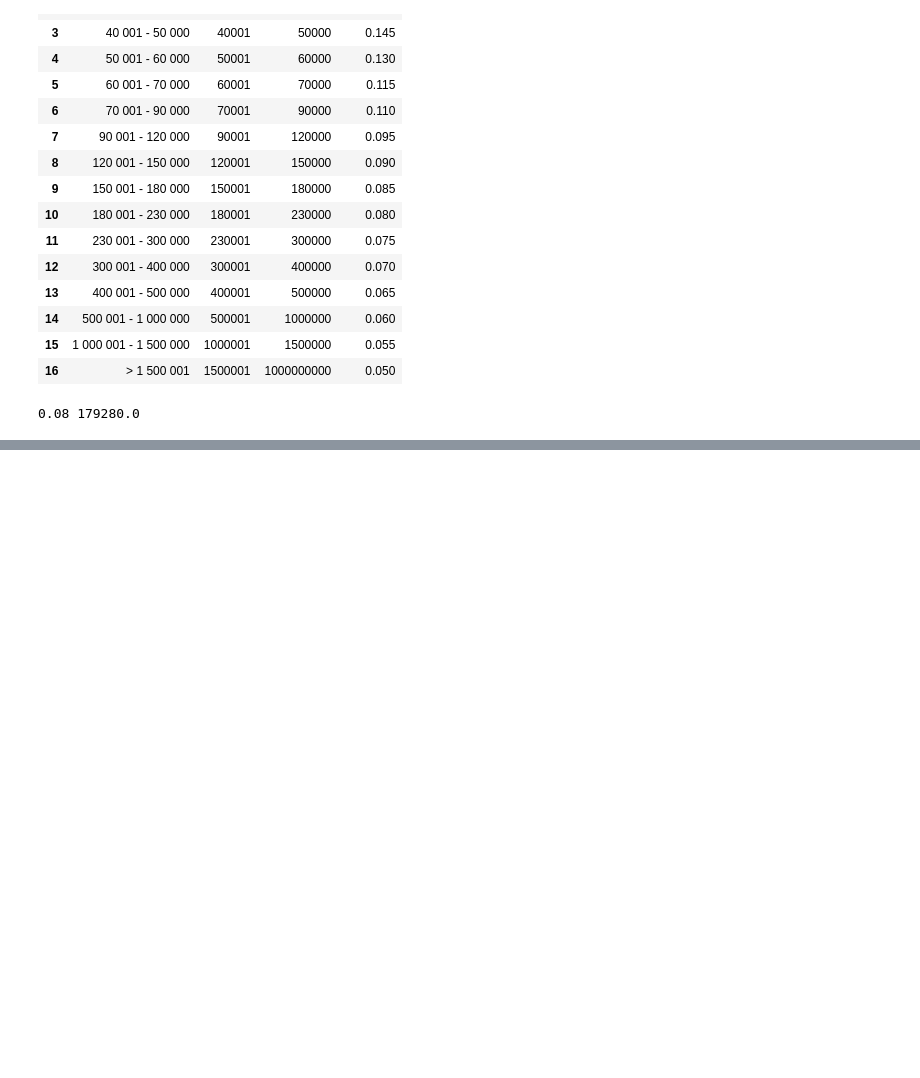
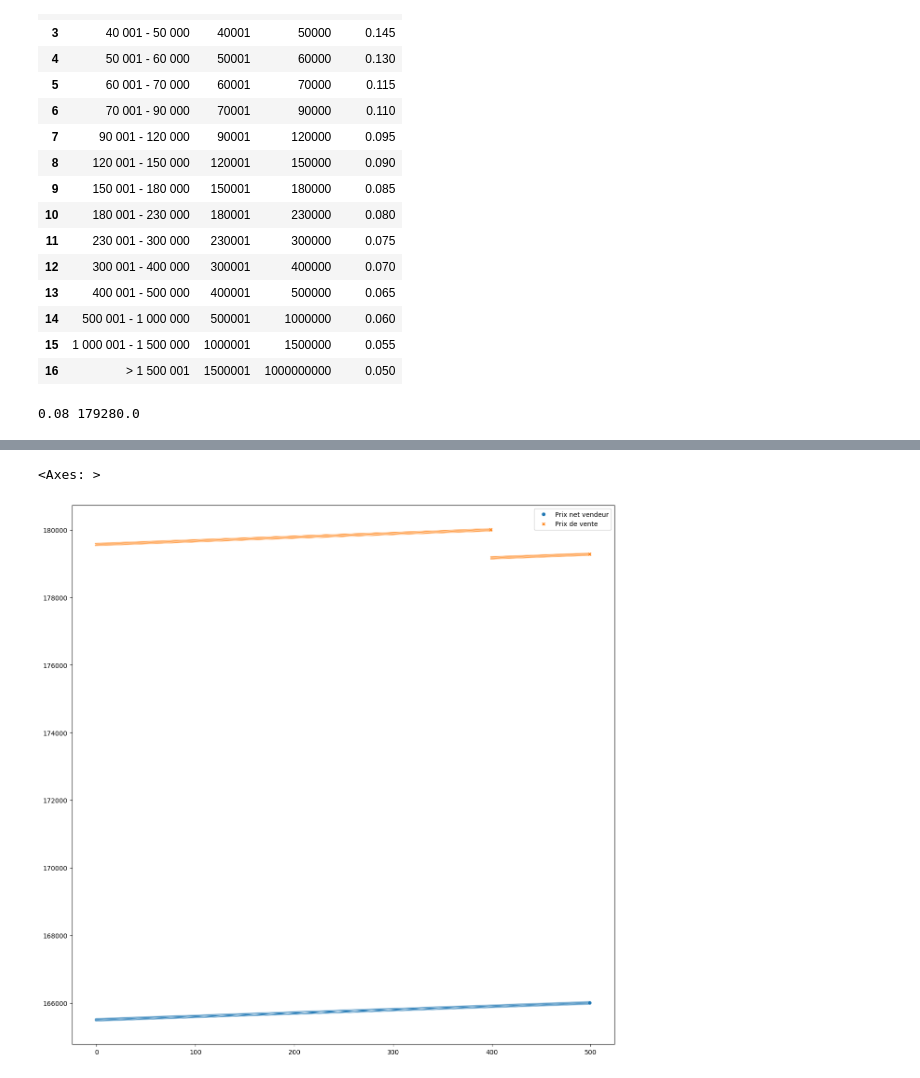
Before and after one commit to Remybrds/net_vend, a Jupyter notebook: Algo.ipynb, the cells around one changed output, grey strips where cells are left out. Cells and saved outputs as stored; diff of their text form; code cells hidden in the pictures; blank space fills up the shorter version.

```diff
--- a/Algo.ipynb
+++ b/Algo.ipynb
@@ -57,14 +59,14 @@ Prix_net_vendeur = []
 Coeff_selectionne = []
 Prix_de_vente = []
 
-for i in range(20_000,180_000, 100):
+for i in range(165_500,166_000, 1):
     prix_net_vendeur = Prix_net_vendeur.append(i)
     Coeff_selectionne.append(prix_nv(i)[0])
     Prix_de_vente.append(prix_nv(i)[1])
 
 
 df_analyse= pd.DataFrame({
-    "Prix net vendeur : " : Prix_net_vendeur,
-    "Coeff selectionné : " : Coeff_selectionne,
-    "Prix de vente : " : Prix_de_vente
+    "Prix net vendeur" : Prix_net_vendeur,
+    "Coeff selectionne" : Coeff_selectionne,
+    "Prix de vente" : Prix_de_vente
 })
@@ -74,0 +89,9 @@ df_analyse= pd.DataFrame({
+# %%
+import seaborn as sns
+import matplotlib.pyplot as plt
+
+plt.figure(figsize=(15,15))
+sns.scatterplot(df_analyse[['Prix net vendeur', 'Prix de vente']])
+# %% [output]
+<Axes: >
+[figure, added]
```
Also changed, not shown: parts of 3 cells of this notebook, 1 other file.
